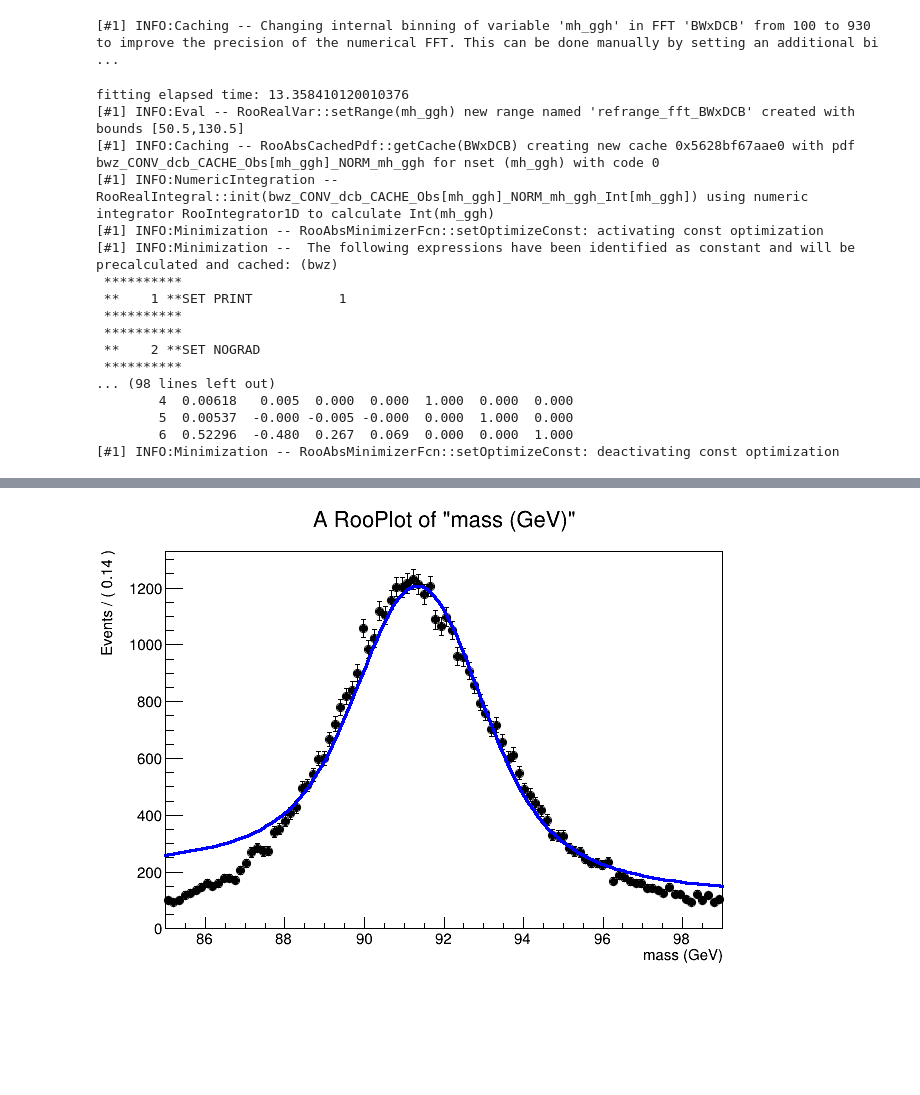
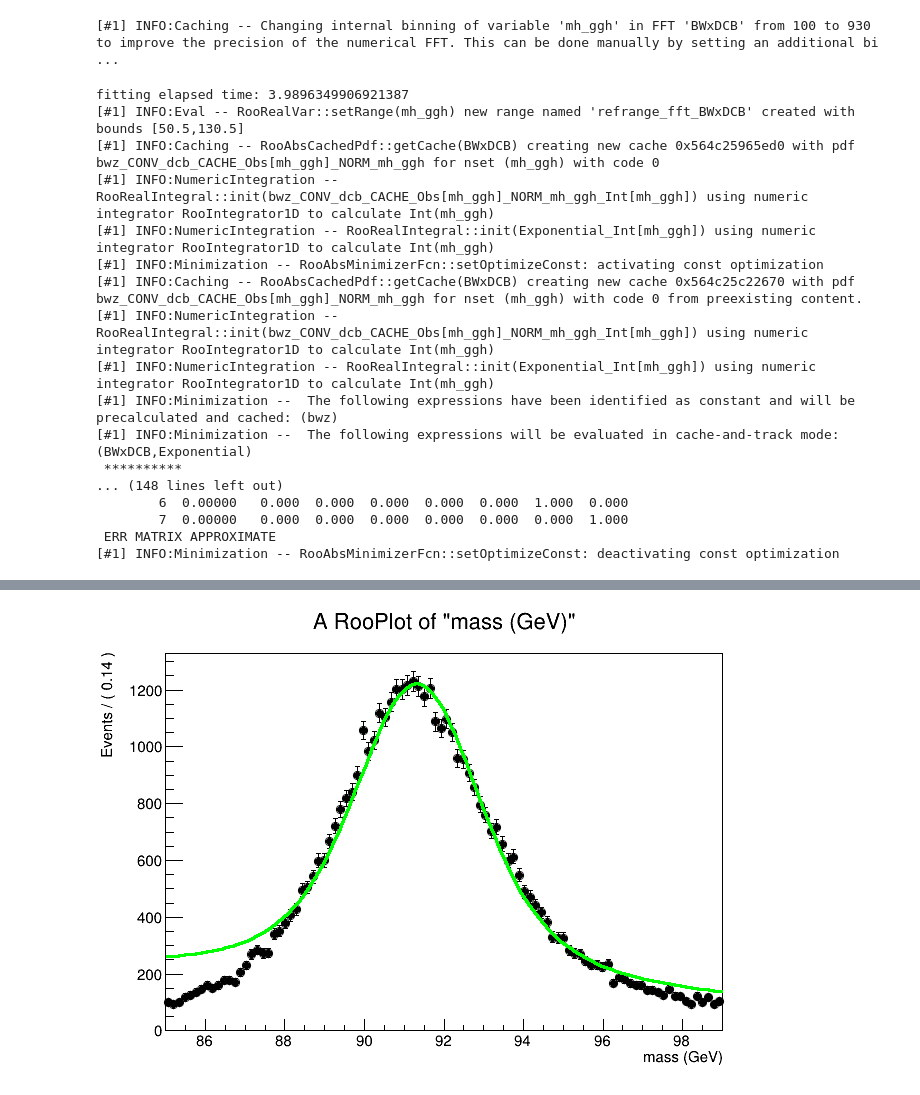
Before and after one commit to green-cabbage/copperhead_fork2, a Jupyter notebook: quick_tests/BWxDCB.ipynb, the cells around one changed output, grey strips where cells are left out. Drawn from its saved outputs; the diff is of its cells as text; code cells hidden in the pictures; blank space fills up the shorter version.

```diff
--- a/quick_tests/BWxDCB.ipynb
+++ b/quick_tests/BWxDCB.ipynb
@@ -3,7 +3,7 @@ import ROOT as rt
 # %% [output]
 Welcome to JupyROOT 6.28/00
 # %%
-load_path = "quick_tests/workspace/workspace_ggh_All_Zfit_no_e_cut_UL_calib_cat5.root"
+load_path = "workspace/workspace_ggh_All_Zfit_no_e_cut_UL_calib_cat5.root"
 # %%
 file = rt.TFile.Open(load_path)
 # %%
@@ -17,7 +17,7 @@ bwmZ = rt.RooRealVar("bwz_mZ" , "mZ", 91.2, 90, 92)
 sigma = rt.RooRealVar("sigma" , "sigma", 2, 0.0, 5.0)
 
 bwWidth.setConstant(True)
-bwmZ.setConstant(True)
+bwmZ.setConstant(True) # set bwmZ
 
 model1_1 = rt.RooBreitWigner("bwz", "BWZ",mass, bwmZ, bwWidth)
 
@@ -27,61 +27,69 @@ This is because alpha and n are highly correlated, so roofit can be really confu
 Also, given that we care about the resolution, not the actual parameter values alpha and n, we can
 put whatevere restrictions we want.
 """
-mean = rt.RooRealVar("mean" , "mean", 0, -5,5) # mean is mean relative to BW
-sigma = rt.RooRealVar("sigma" , "sigma", 2, .2, 4.0)
-alpha1 = rt.RooRealVar("alpha1" , "alpha1", 2, 0.01, 45)
+mean = rt.RooRealVar("mean" , "mean", 0, -10,10) # mean is mean relative to BW
+sigma = rt.RooRealVar("sigma" , "sigma", 2, .1, 4.0)
+alpha1 = rt.RooRealVar("alpha1" , "alpha1", 2, 0.01, 65)
 n1 = rt.RooRealVar("n1" , "n1", 10, 0.01, 185)
 alpha2 = rt.RooRealVar("alpha2" , "alpha2", 2.0, 0.01, 65)
 n2 = rt.RooRealVar("n2" , "n2", 25, 0.01, 385)
+n1.setConstant(True)
+n2.setConstant(True)
 model1_2 = rt.RooCrystalBall("dcb","dcb",mass, mean, sigma, alpha1, n1, alpha2, n2)
 
 model1 = rt.RooFFTConvPdf("BWxDCB", "BWxDCB", mass, model1_1, model1_2)
 
 mass.setBins(10000,"cache") # cache is repre of the varibale only used in FFT
-mass.setBins(100) # bin to 100 bins otherwise, fitting with FFT conv is gonna take forever
+mass.setBins(200) # bin to 100 bins otherwise, fitting with FFT conv is gonna take forever
 mass.setMin("cache",50.5)
 mass.setMax("cache",130.5)
 
-c = rt.RooRealVar("c", "c", -1.54, -10, -0.1)
-model2 = rt.RooExponential("Exponential", "Exponential", mass,c)
+coeff = rt.RooRealVar("coeff", "coeff", -0.01, -1, -0.00000001)
+# shift = rt.RooRealVar("shift" , "shift", 92, -10, 1000)
+# coeff = rt.RooRealVar("coeff", "Slope", 0.0001, -1.5, 0)
+shift = rt.RooRealVar("shift", "Offset", 85, 75, 105)
+shifted_mass = rt.RooFormulaVar("shifted_mass", "@0-@1", rt.RooArgList(mass, shift))
+model2 = rt.RooExponential("Exponential", "Exponential", shifted_mass, coeff)
+
+sigfrac = rt.RooRealVar("sigfrac", "sigfrac", 0.98, 0, 1.0)
+model3 = rt.RooAddPdf("model3", "model3", rt.RooArgList(model1, model2),sigfrac)
 # %% [output]
 [#1] INFO:Caching -- Changing internal binning of variable 'mh_ggh' in FFT 'BWxDCB' from 100 to 930 to improve the precision of the numerical FFT. This can be done manually by setting an additional bi ...
 # %%
 import time
 
 start = time.time()
-
-
-
 # model3.fitTo(file.w.data("data_Zfit_no_e_cut_UL_calib_cat20"))
 # rooDataset = file.w.data("data_Zfit_no_e_cut_UL_calib_cat12")
 # model1.fitTo(rooDataset) # fitting on unbinned data is really slow,
 #fitting directly to unbinned dataset is slow, so first make a histogram
 roo_dataset = file.w.data("data_Zfit_no_e_cut_UL_calib_cat5")
 data_hist = rt.RooDataHist("data_hist","binned version of roo_dataset", rt.RooArgSet(mass), roo_dataset)  # copies binning from mass variable
-model1.fitTo(roo_dataset) # fitting on unbinned data is really slow,
+# model1.fitTo(data_hist)
+# model3.fitTo(data_hist, Minos=True)
+model3.fitTo(data_hist)
+
 end = time.time()
 print(f"fitting elapsed time: {end - start}")
 # %% [output]
-fitting elapsed time: 13.358410120010376
+fitting elapsed time: 3.9896349906921387
 [#1] INFO:Eval -- RooRealVar::setRange(mh_ggh) new range named 'refrange_fft_BWxDCB' created with bounds [50.5,130.5]
-[#1] INFO:Caching -- RooAbsCachedPdf::getCache(BWxDCB) creating new cache 0x5628bf67aae0 with pdf bwz_CONV_dcb_CACHE_Obs[mh_ggh]_NORM_mh_ggh for nset (mh_ggh) with code 0
+[#1] INFO:Caching -- RooAbsCachedPdf::getCache(BWxDCB) creating new cache 0x564c25965ed0 with pdf bwz_CONV_dcb_CACHE_Obs[mh_ggh]_NORM_mh_ggh for nset (mh_ggh) with code 0
 [#1] INFO:NumericIntegration -- RooRealIntegral::init(bwz_CONV_dcb_CACHE_Obs[mh_ggh]_NORM_mh_ggh_Int[mh_ggh]) using numeric integrator RooIntegrator1D to calculate Int(mh_ggh)
+[#1] INFO:NumericIntegration -- RooRealIntegral::init(Exponential_Int[mh_ggh]) using numeric integrator RooIntegrator1D to calculate Int(mh_ggh)
 [#1] INFO:Minimization -- RooAbsMinimizerFcn::setOptimizeConst: activating const optimization
+[#1] INFO:Caching -- RooAbsCachedPdf::getCache(BWxDCB) creating new cache 0x564c25c22670 with pdf bwz_CONV_dcb_CACHE_Obs[mh_ggh]_NORM_mh_ggh for nset (mh_ggh) with code 0 from preexisting content.
+[#1] INFO:NumericIntegration -- RooRealIntegral::init(bwz_CONV_dcb_CACHE_Obs[mh_ggh]_NORM_mh_ggh_Int[mh_ggh]) using numeric integrator RooIntegrator1D to calculate Int(mh_ggh)
+[#1] INFO:NumericIntegration -- RooRealIntegral::init(Exponential_Int[mh_ggh]) using numeric integrator RooIntegrator1D to calculate Int(mh_ggh)
 [#1] INFO:Minimization --  The following expressions have been identified as constant and will be precalculated and cached: (bwz)
+[#1] INFO:Minimization --  The following expressions will be evaluated in cache-and-track mode: (BWxDCB,Exponential)
  **********
- **    1 **SET PRINT           1
- **********
- **********
- **    2 **SET NOGRAD
- **********
-... (98 lines left out)
-        4  0.00618   0.005  0.000  0.000  1.000  0.000  0.000
-        5  0.00537  -0.000 -0.005 -0.000  0.000  1.000  0.000
-        6  0.52296  -0.480  0.267  0.069  0.000  0.000  1.000
+... (148 lines left out)
+        6  0.00000   0.000  0.000  0.000  0.000  0.000  1.000  0.000
+        7  0.00000   0.000  0.000  0.000  0.000  0.000  0.000  1.000
+ ERR MATRIX APPROXIMATE
 [#1] INFO:Minimization -- RooAbsMinimizerFcn::setOptimizeConst: deactivating const optimization
 # %%
-
 # file.w.pdf("Voigtian_ggh_All").plotOn(frame)
 file.w.data("data_Zfit_no_e_cut_UL_calib_cat5").plotOn(frame)
 # model3.plotOn(frame, rt.RooFit.LineColor(rt.kGreen))
@@ -89,7 +97,9 @@ file.w.data("data_Zfit_no_e_cut_UL_calib_cat5").plotOn(frame)
 # model2.plotOn(frame, rt.RooFit.LineColor(rt.kBlue))
 # model1_1.plotOn(frame, rt.RooFit.LineColor(rt.kRed))
 # model1_2.plotOn(frame, rt.RooFit.LineColor(rt.kBlue))
-model1.plotOn(frame, rt.RooFit.LineColor(rt.kBlue))
+model3.plotOn(frame, rt.RooFit.LineColor(rt.kGreen))
+# model1.plotOn(frame, rt.RooFit.LineColor(rt.kRed))
+# model2.plotOn(frame, rt.RooFit.LineColor(rt.kBlue))
 
 frame.Draw()
 canvas.Update()
@@ -100 +111 @@ canvas.Draw()
-[figure, old version]
+[figure, new version]
```
Also changed, not shown: parts of 1 cell of this notebook.
